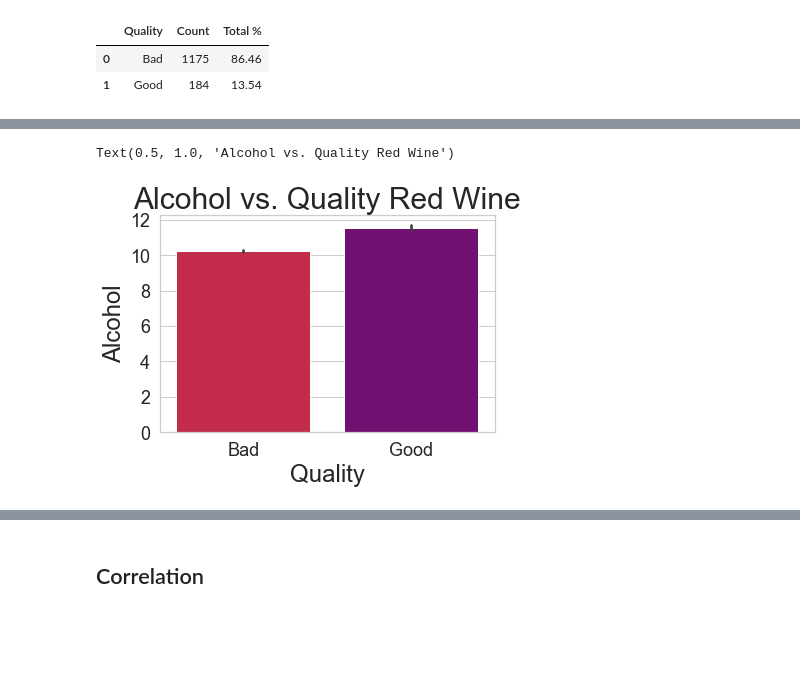
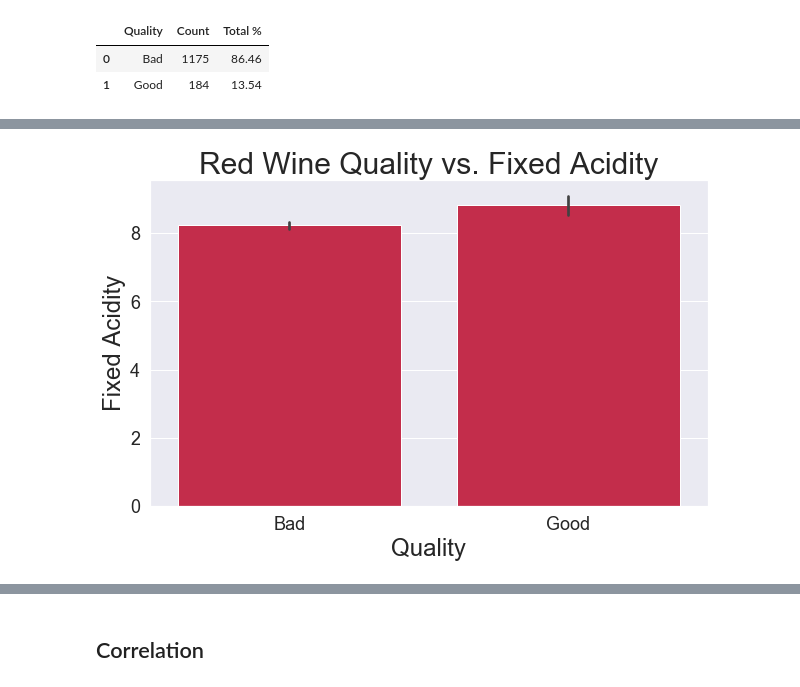
Before and after one commit to erikajane/Good_Wine_Classification, a Jupyter notebook: Red Wine.ipynb, the cells around one changed output, grey strips where cells are left out. Saved outputs shown, nothing was run; the diff lists cells and outputs as text; code cells hidden in the pictures; blank space fills up the shorter version.

```diff
--- a/Red Wine.ipynb
+++ b/Red Wine.ipynb
@@ -183,12 +185,14 @@ good_bad_df
 | 0 | Bad | 1175 | 86.46 |
 | 1 | Good | 184 | 13.54 |
 # %%
-# View 'fixed acidity' across 'quality'
+# Update 'graph_data' function to look at how phsyiochemical features relate to each wine quality
 
-sns.barplot(x='quality',y='fixed acidity',data=df, palette = ['crimson', 'purple'])
-plt.ylabel('Fixed Acidity', fontsize=24)
-plt.xlabel('Quality', fontsize=24)
-plt.xticks(fontsize=18)
-plt.yticks(fontsize=18)
-plt.xticks(np.arange(2), labels=['Bad','Good'])
-plt.title('Fixed Acidity vs. Quality Red Wine', fontsize=30)
+def graph_data(feature):
+    sns.set(rc={'figure.figsize':(10,6)})
+    sns.barplot(x='quality', y=feature, data=df, palette = ['crimson'])
+    cap_feature = feature.title()
+    plt.title('Red Wine Quality vs. ' + cap_feature, fontsize=30)
+    plt.xlabel('Quality', fontsize=24)
+    plt.ylabel(cap_feature, fontsize=24)
+    plt.xticks(np.arange(2), labels = ['Bad', 'Good'], fontsize=18)
+    plt.yticks(fontsize=18)
@@ -224,11 +198,0 @@ Text(0.5, 1.0, 'Citric Acid vs. Quality Red Wine')
-# %%
-# View 'free sulfur dioxide' across 'quality'
-
-sns.set(rc={'figure.figsize':(12,8)})
-sns.barplot(x='quality',y='free sulfur dioxide',data=df, palette = ['crimson', 'purple'])
-plt.ylabel('Free Sulfur Dioxide', fontsize=24)
-plt.xlabel('Quality', fontsize=24)
-plt.xticks(fontsize=18)
-plt.yticks(fontsize=18)
-plt.xticks(np.arange(2), labels=['Bad','Good'])
-plt.title('Free Sulfur Dioxide vs. Quality Red Wine', fontsize=30)
@@ -290,13 +199,6 @@ Text(0.5, 1.0, 'Sulphates vs. Quality Red Wine')
-# %%
-# View 'alcohol' across quality
-
-sns.barplot(x='quality',y='alcohol',data=df, palette = ['crimson', 'purple'])
-plt.ylabel('Alcohol', fontsize=24)
-plt.xlabel('Quality', fontsize=24)
-plt.xticks(fontsize=18)
-plt.yticks(fontsize=18)
-plt.xticks(np.arange(2), labels=['Bad','Good'])
-plt.title('Alcohol vs. Quality Red Wine', fontsize=30)
-# %% [output]
-Text(0.5, 1.0, 'Alcohol vs. Quality Red Wine')
-[figure, removed]
+# %%
+# View 'fixed acidity' across 'quality'
+
+graph_data('fixed acidity')
+# %% [output]
+[figure, added]
```
Also changed, not shown: parts of 17 cells of this notebook, 4 other files.
